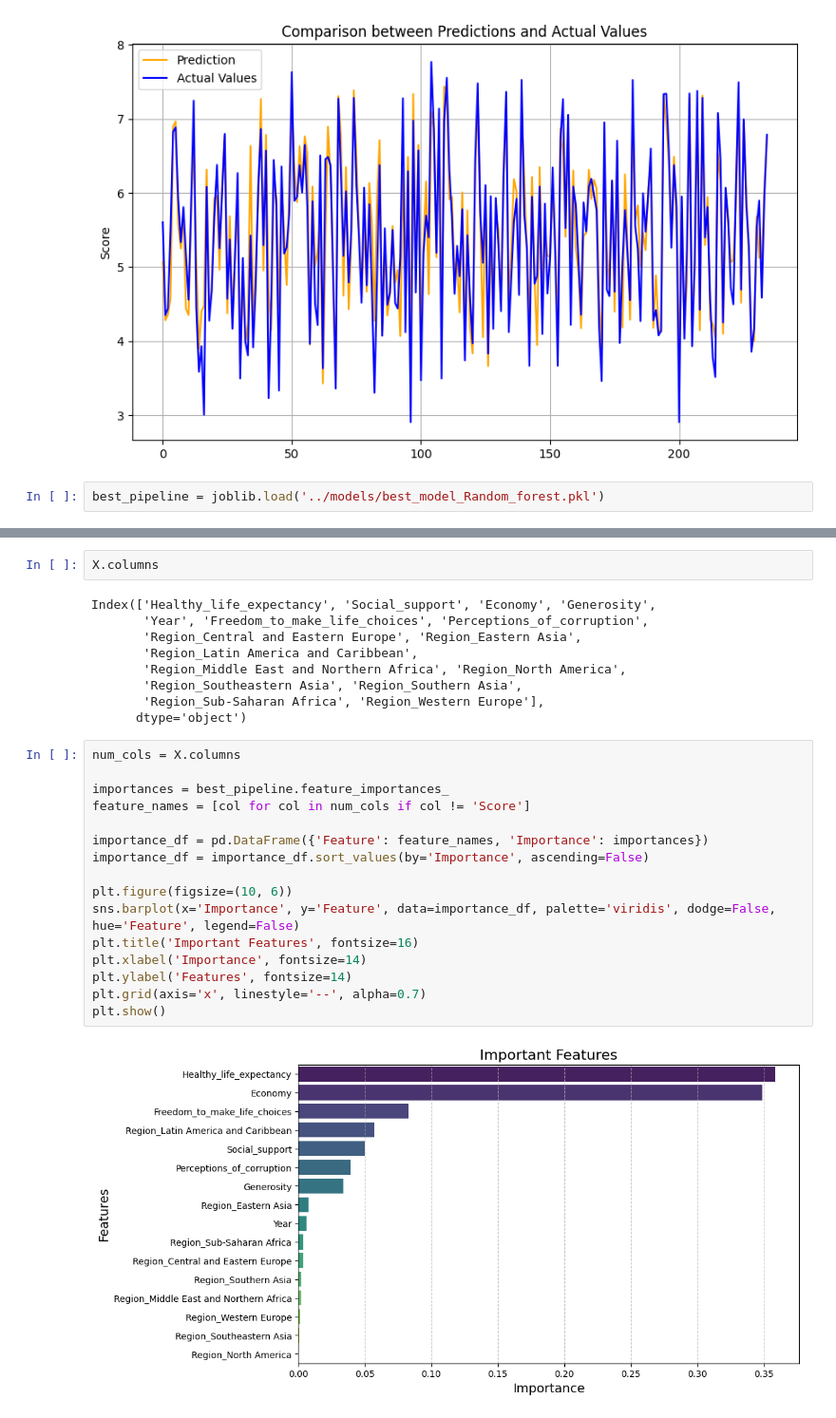
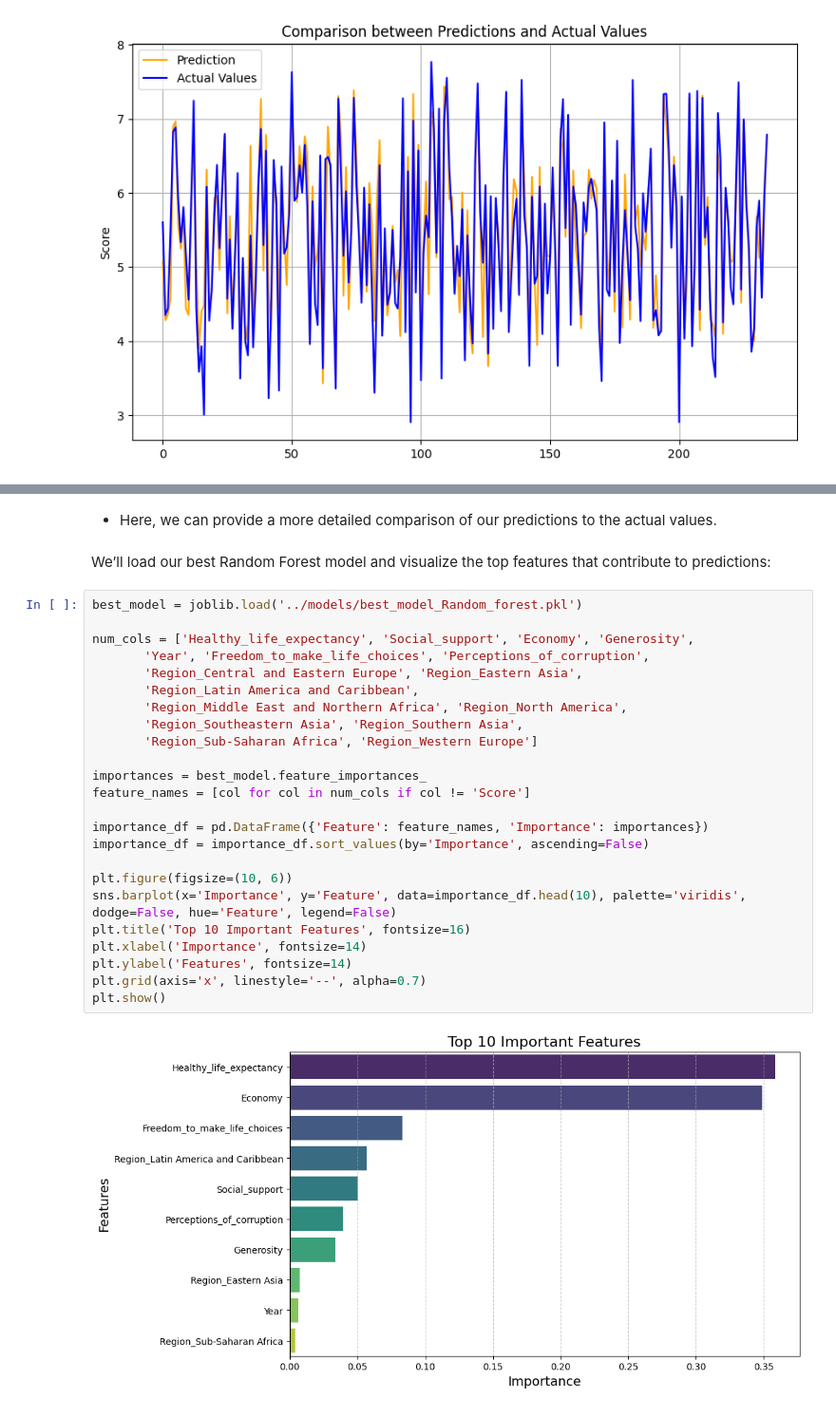
Before and after one commit to caroldvarela/workshop-03, a Jupyter notebook: notebooks/002_model_metrics.ipynb, the cells around one changed output, grey strips where cells are left out. Shown at 95% size. Saved outputs shown, nothing was run; the diff lists cells and outputs as text.

Commit message:
Model metrics notebook

```diff
--- a/notebooks/002_model_metrics.ipynb
+++ b/notebooks/002_model_metrics.ipynb
@@ -114,5 +160,3 @@ plt.grid()
 plt.show()
 # %% [output]
 [figure]
-# %%
-best_pipeline = joblib.load('../models/best_model_Random_forest.pkl')
@@ -130,29 +163,30 @@ X_train, X_test, y_train, y_test = train_test_split(X, y, test_size=0.3, random_
-# %%
-X.columns
-# %% [output]
-Index(['Healthy_life_expectancy', 'Social_support', 'Economy', 'Generosity',
-       'Year', 'Freedom_to_make_life_choices', 'Perceptions_of_corruption',
-       'Region_Central and Eastern Europe', 'Region_Eastern Asia',
-       'Region_Latin America and Caribbean',
-       'Region_Middle East and Northern Africa', 'Region_North America',
-       'Region_Southeastern Asia', 'Region_Southern Asia',
-       'Region_Sub-Saharan Africa', 'Region_Western Europe'],
-      dtype='object')
+# %% [markdown]
+- Here, we can provide a more detailed comparison of our predictions to the actual values.
+# %% [markdown]
+We’ll load our best Random Forest model and visualize the top features that contribute to predictions:
 # %%
-num_cols = X.columns
+best_model = joblib.load('../models/best_model_Random_forest.pkl')
 
-importances = best_pipeline.feature_importances_
+num_cols = ['Healthy_life_expectancy', 'Social_support', 'Economy', 'Generosity',
+       'Year', 'Freedom_to_make_life_choices', 'Perceptions_of_corruption',
+       'Region_Central and Eastern Europe', 'Region_Eastern Asia',
+       'Region_Latin America and Caribbean',
+       'Region_Middle East and Northern Africa', 'Region_North America',
+       'Region_Southeastern Asia', 'Region_Southern Asia',
+       'Region_Sub-Saharan Africa', 'Region_Western Europe']
+
+importances = best_model.feature_importances_
 feature_names = [col for col in num_cols if col != 'Score']
 
 importance_df = pd.DataFrame({'Feature': feature_names, 'Importance': importances})
 importance_df = importance_df.sort_values(by='Importance', ascending=False)
 
 plt.figure(figsize=(10, 6))
-sns.barplot(x='Importance', y='Feature', data=importance_df, palette='viridis', dodge=False, hue='Feature', legend=False)
-plt.title('Important Features', fontsize=16)
+sns.barplot(x='Importance', y='Feature', data=importance_df.head(10), palette='viridis', dodge=False, hue='Feature', legend=False)
+plt.title('Top 10 Important Features', fontsize=16)
 plt.xlabel('Importance', fontsize=14)
 plt.ylabel('Features', fontsize=14)
 plt.grid(axis='x', linestyle='--', alpha=0.7)
 plt.show()
 # %% [output]
-[figure, old version]
+[figure, new version]
```
Also changed, not shown: parts of 20 cells of this notebook.
